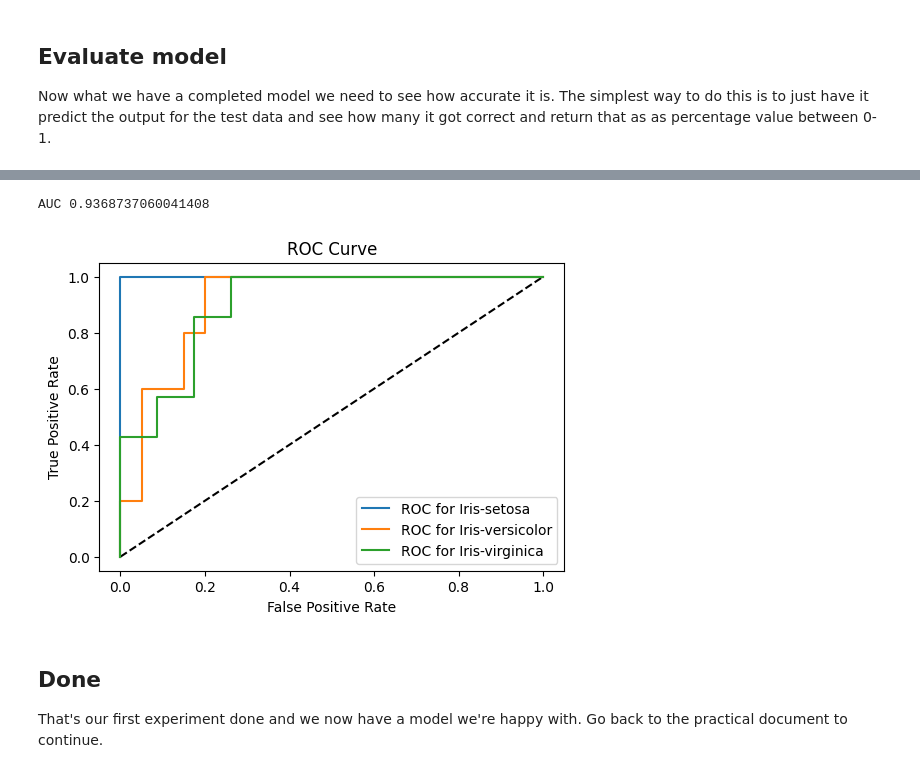
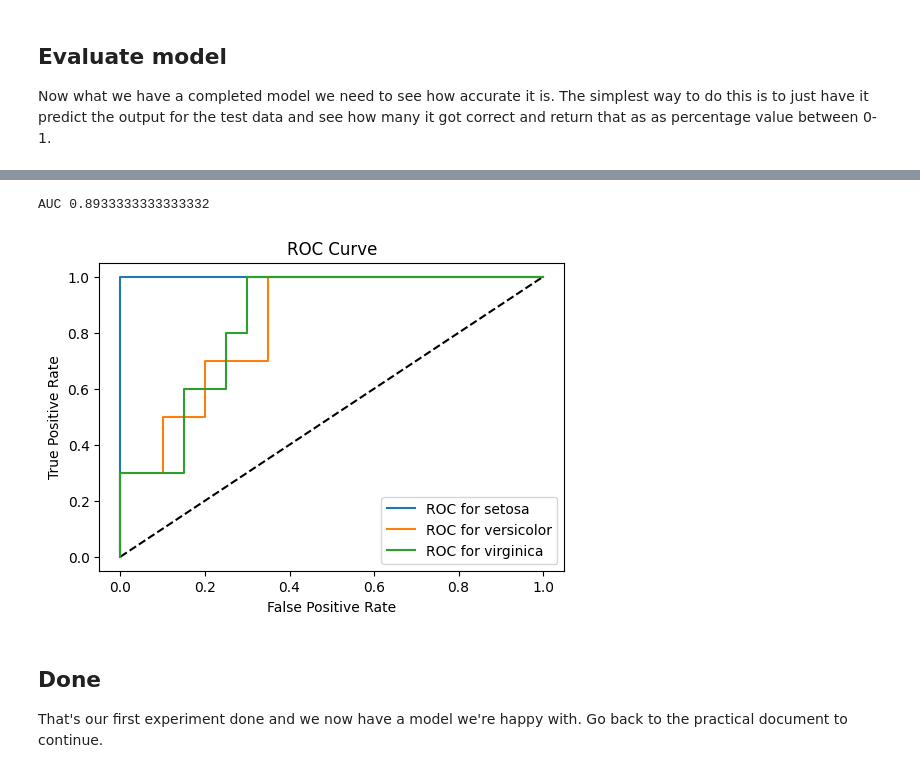
Before and after one commit to Aliyar897/practical1, a Jupyter notebook: experimentation/iris-classification.ipynb, the cells around one changed output, grey strips where cells are left out. Drawn from its saved outputs; the diff is of its cells as text; code cells hidden in the pictures.

```diff
--- a/experimentation/iris-classification.ipynb
+++ b/experimentation/iris-classification.ipynb
@@ -48,3 +48,6 @@ print(df)
 149          5.9         3.0          5.1         1.8  Iris-virginica
 
 [150 rows x 5 columns]
+# %%
+df = pd.read_csv('https://raw.githubusercontent.com/mwaskom/seaborn-data/master/iris.csv')
+print(df)
@@ -61,8 +79,8 @@ If you look at the table for example you'll see the first third of the dataset i
 To help avoid this train_test_split will choose the rows for the 20% at random - which is important to keep it fair and avoid that problem.
 # %%
 #Pick out the columns we want to use as inputs
-X = df[['sepalLength', 'sepalWidth']].values
-Y = df['type'].values
+X = df[['sepal_length', 'sepal_width']].values
+Y = df['species'].values
 ## Now lets take a look at  how many rows we have
 len(X)
 
@@ -70,7 +88,11 @@ len(X)
 print(np.unique(Y, return_counts=True))
 
 #Split the data and keep 20% back for testing later
-X_train, X_test, Y_train, Y_test = train_test_split(X, Y, test_size=0.20)
+# Convert the Arrow-backed labels to a NumPy string array, then split
+Y = np.asarray(Y, dtype=str)
+X_train, X_test, Y_train, Y_test = train_test_split(
+    X, Y, test_size=0.20, stratify=Y, random_state=42
+)
 print("Train length", len(X_train))
 print("Test length", len(X_test))
 # %% [output]
@@ -105,27 +119,25 @@ Y_scores = model.predict_proba(X_test)
 # %%
 #Create a figure
 fig = plt.figure(figsize=(6, 4))
 #Set labels
 plt.xlabel('False Positive Rate')
 plt.ylabel('True Positive Rate')
 plt.title('ROC Curve')
 #Plot the 50% line
 plt.plot([0, 1], [0, 1], 'k--')
 # plot ROC curve for the different classes
-for idx, className in enumerate(df['type'].unique()):
-	fpr, tpr, thresholds = roc_curve(Y_test == className, Y_scores[:,idx])
-	seriesName = "ROC for " + className
-	# Plot the FPR and TPR achieved by our model
-	plt.plot(fpr, tpr, label=seriesName)
+for idx, className in enumerate(model.classes_):
+	fpr, tpr, thresholds = roc_curve(Y_test == className, Y_scores[:, idx])
+	plt.plot(fpr, tpr, label=f"ROC for {className}")
 #Add a legend
 plt.legend()
 
 #Compute the AUC
 auc = roc_auc_score(Y_test,Y_scores, multi_class='ovr')
 print('AUC', auc)
 # %% [output]
-AUC 0.9368737060041408
+AUC 0.8933333333333332
-[figure, old version]
+[figure, new version]
 # %% [markdown]
 ## Done
 
```
Also changed, not shown: parts of 6 cells of this notebook, 1 other file.
